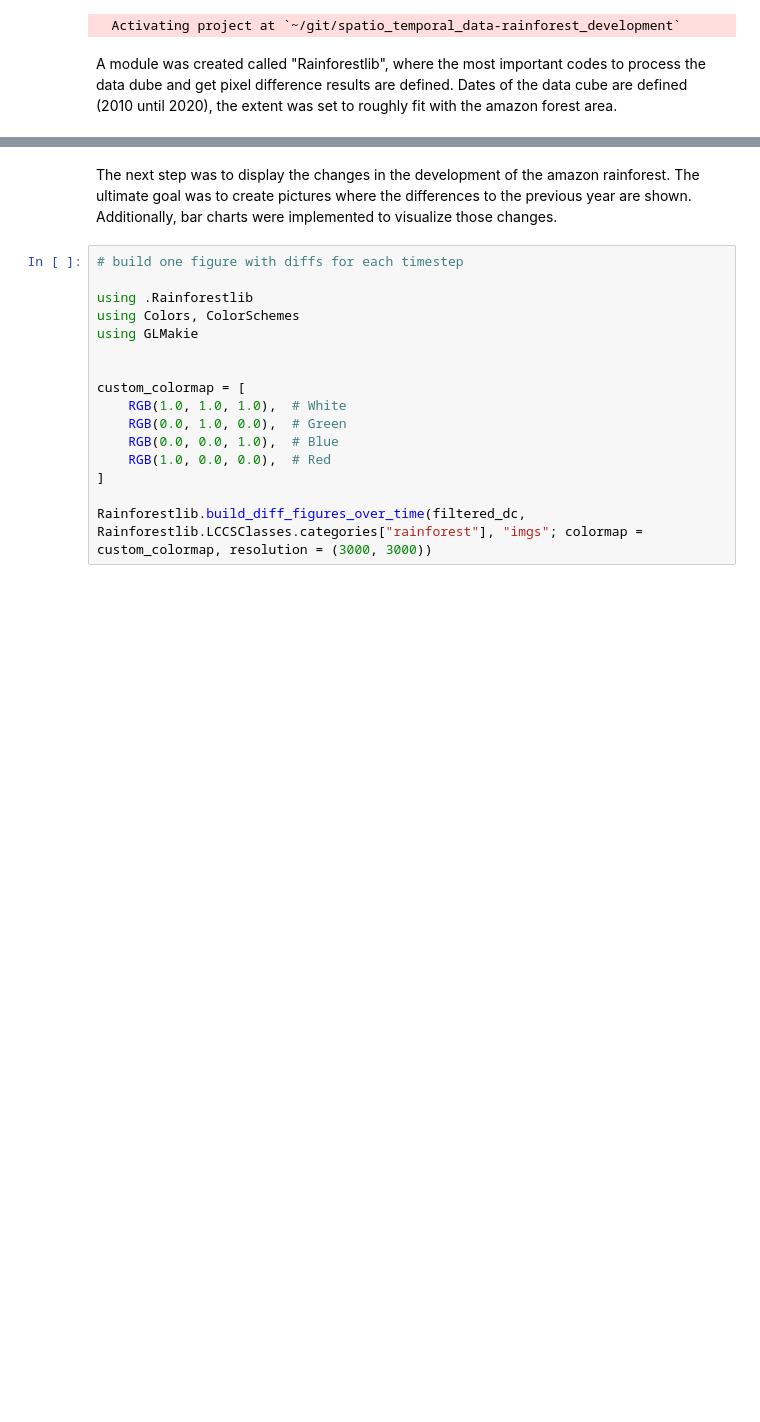
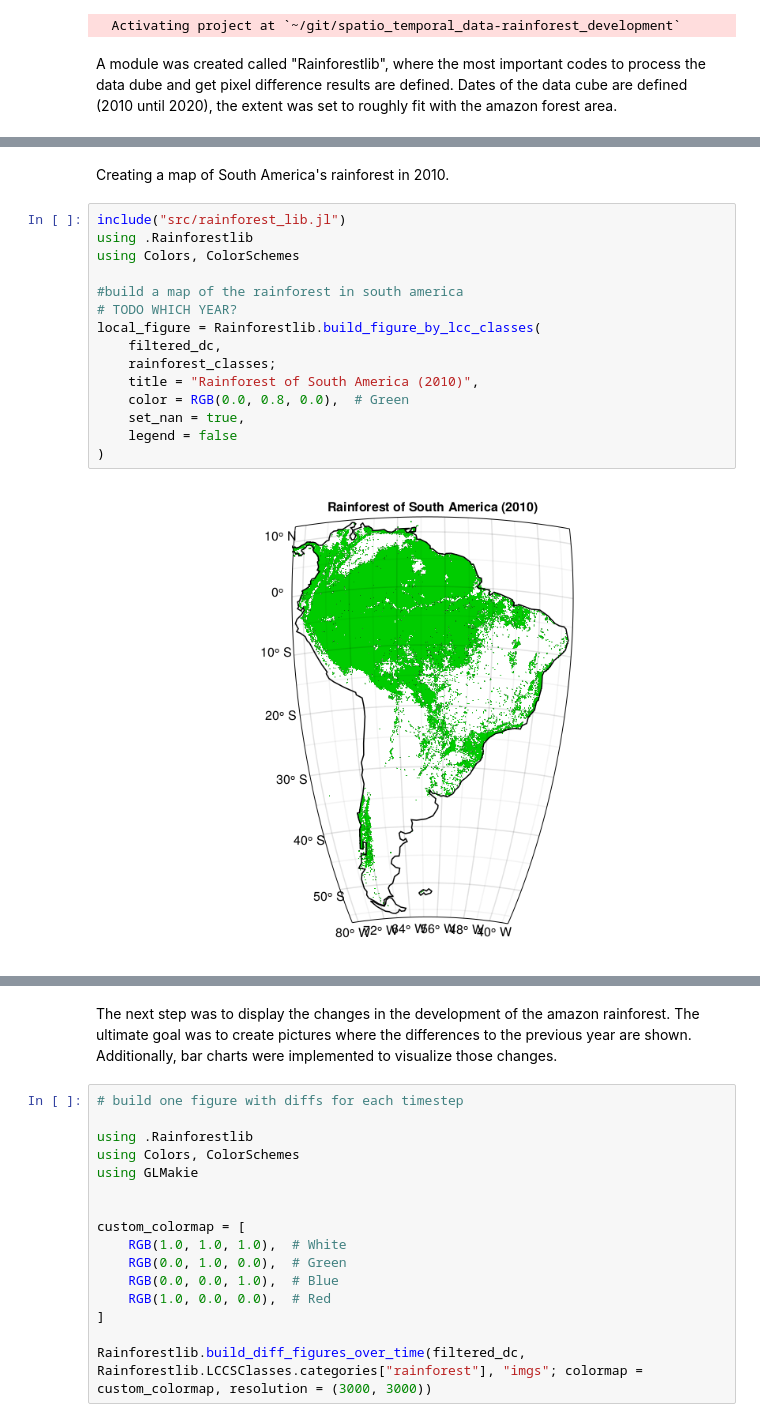
Before and after one commit to Eisenbahnplatte/spatio_temporal_data-rainforest_development, a Jupyter notebook: final_notebook.ipynb, the cells around one changed output, grey strips where cells are left out. Cells and saved outputs as stored; diff of their text form; blank space fills up the shorter version.

```diff
--- a/final_notebook.ipynb
+++ b/final_notebook.ipynb
@@ -106 +85,20 @@ local_figure = Rainforestlib.build_figure_by_lcc_classes(
+# %% [markdown]
+Creating a map of South America's rainforest in 2010.
+# %%
+include("src/rainforest_lib.jl")
+using .Rainforestlib
+using Colors, ColorSchemes
+
+#build a map of the rainforest in south america
+# TODO WHICH YEAR?
+local_figure = Rainforestlib.build_figure_by_lcc_classes(
+    filtered_dc,
+    rainforest_classes;
+    title = "Rainforest of South America (2010)",
+    color = RGB(0.0, 0.8, 0.0),  # Green
+    set_nan = true,
+    legend = false
+)
+# %% [output]
+[figure, added]
 # %% [markdown]
```
Also changed, not shown: parts of 11 cells of this notebook, 1 other file.
